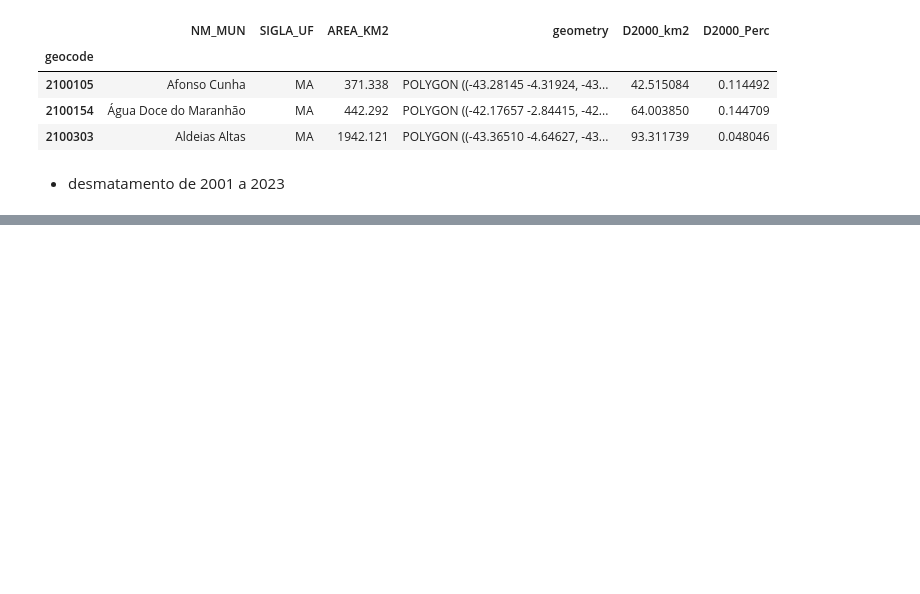
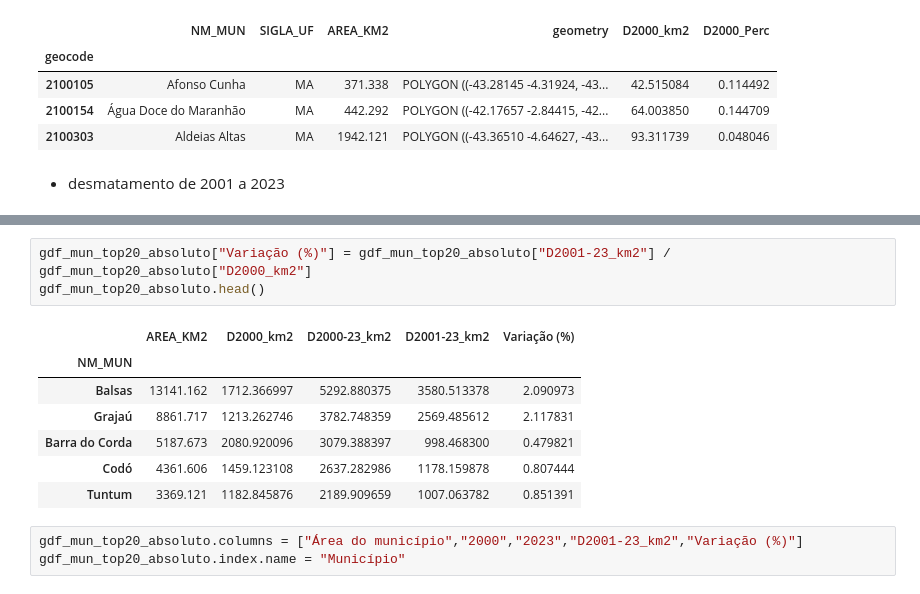
Before and after one commit to LambdaGeo/analise_cerrado_ma, a Jupyter notebook: analise_municipios.ipynb, the cells around one changed output, grey strips where cells are left out. Cells and saved outputs as stored; diff of their text form; blank space fills up the shorter version.

```diff
--- a/analise_municipios.ipynb
+++ b/analise_municipios.ipynb
@@ -281,0 +294,14 @@ gdf_mun_cerrado.sort_values("D2001-23_perc", ascending=False).head(20)
+# %%
+gdf_mun_top20_absoluto["Variação (%)"] = gdf_mun_top20_absoluto["D2001-23_km2"] / gdf_mun_top20_absoluto["D2000_km2"]
+gdf_mun_top20_absoluto.head()
+# %% [output]
+|  | AREA_KM2 | D2000_km2 | D2000-23_km2 | D2001-23_km2 | Variação (%) |
+| NM_MUN |  |  |  |  |  |
+| Balsas | 13141.162 | 1712.366997 | 5292.880375 | 3580.513378 | 2.090973 |
+| Grajaú | 8861.717 | 1213.262746 | 3782.748359 | 2569.485612 | 2.117831 |
+| Barra do Corda | 5187.673 | 2080.920096 | 3079.388397 | 998.468300 | 0.479821 |
+| Codó | 4361.606 | 1459.123108 | 2637.282986 | 1178.159878 | 0.807444 |
+| Tuntum | 3369.121 | 1182.845876 | 2189.909659 | 1007.063782 | 0.851391 |
+# %%
+gdf_mun_top20_absoluto.columns = ["Área do município","2000","2023","D2001-23_km2","Variação (%)"]
+gdf_mun_top20_absoluto.index.name = "Município"
```
Also changed, not shown: parts of 13 cells of this notebook, 2 other files.
